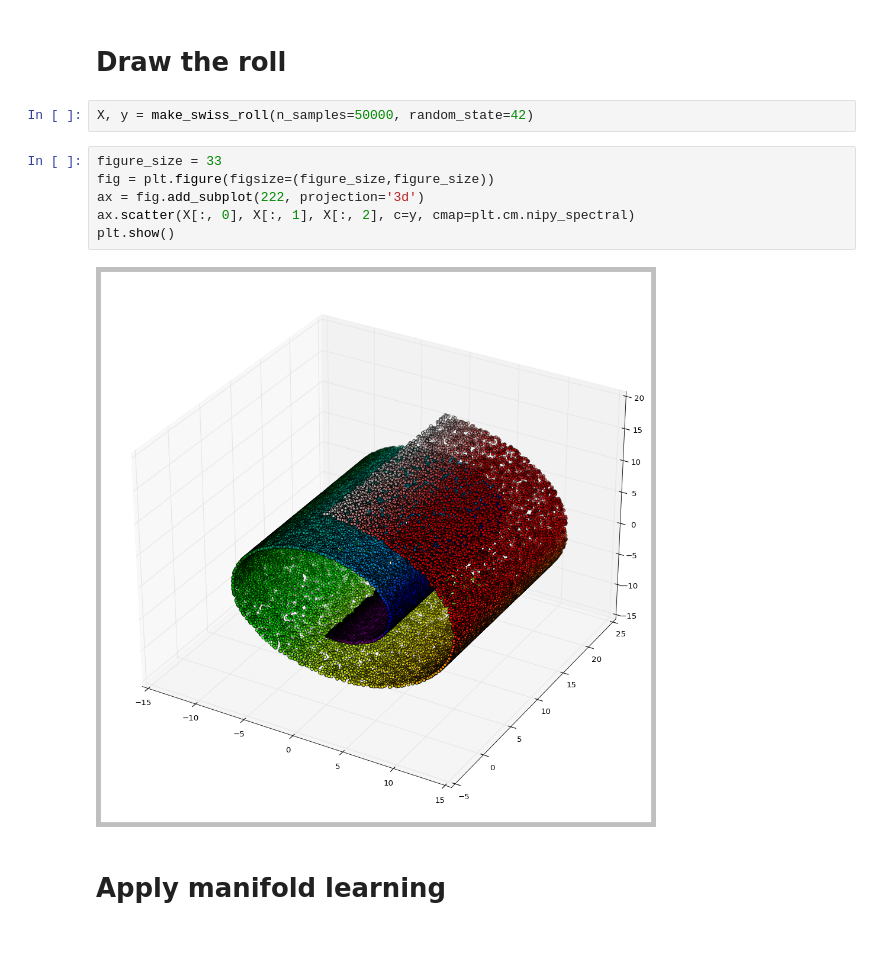
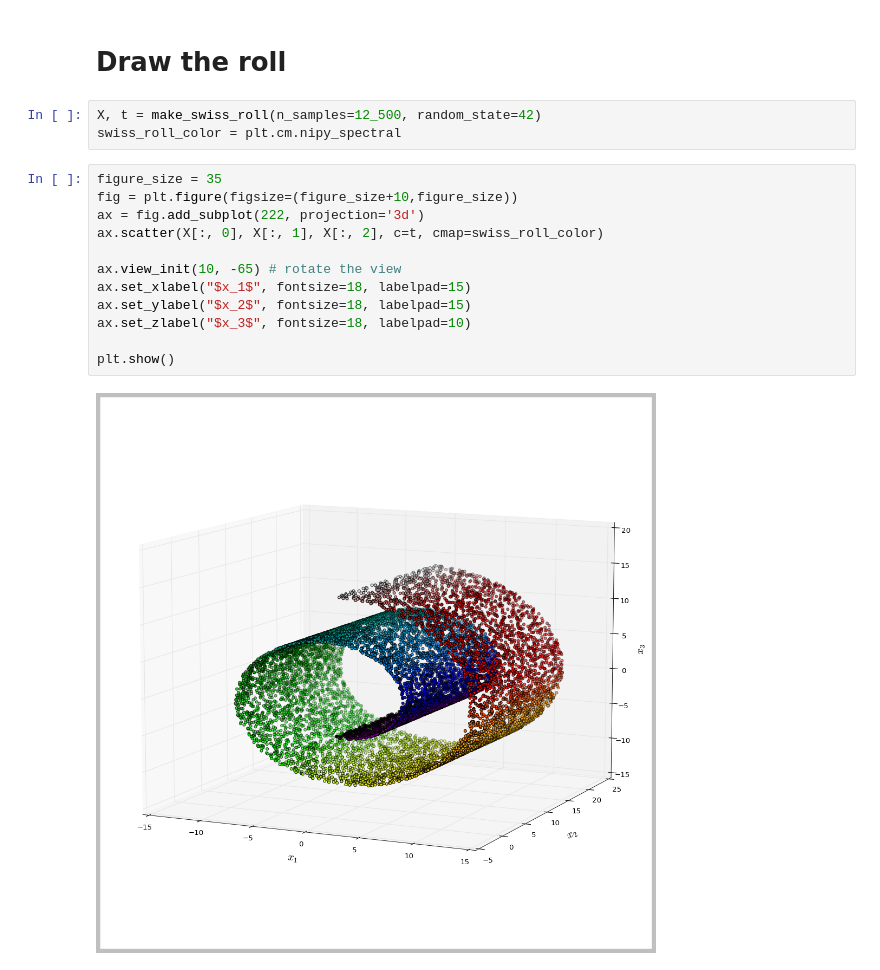
Before and after one commit to cedric-uden/Dimensionality-Reduction, a Jupyter notebook: notebooks/Swiss_Roll.ipynb, the cells around one changed output. Drawn from its saved outputs; the diff is of its cells as text; blank space fills up the shorter version.

```diff
--- a/notebooks/Swiss_Roll.ipynb
+++ b/notebooks/Swiss_Roll.ipynb
@@ -8,14 +9,19 @@ mpl.style.use('classic')
 # %% [markdown]
 # Draw the roll
 # %%
-X, y = make_swiss_roll(n_samples=50000, random_state=42)
+X, t = make_swiss_roll(n_samples=12_500, random_state=42)
+swiss_roll_color = plt.cm.nipy_spectral
 # %%
-figure_size = 33
-fig = plt.figure(figsize=(figure_size,figure_size))
+figure_size = 35
+fig = plt.figure(figsize=(figure_size+10,figure_size))
 ax = fig.add_subplot(222, projection='3d')
-ax.scatter(X[:, 0], X[:, 1], X[:, 2], c=y, cmap=plt.cm.nipy_spectral)
+ax.scatter(X[:, 0], X[:, 1], X[:, 2], c=t, cmap=swiss_roll_color)
+
+ax.view_init(10, -65) # rotate the view
+ax.set_xlabel("$x_1$", fontsize=18, labelpad=15)
+ax.set_ylabel("$x_2$", fontsize=18, labelpad=15)
+ax.set_zlabel("$x_3$", fontsize=18, labelpad=10)
+
 plt.show()
 # %% [output]
-[figure, old version]
+[figure, new version]
-# %% [markdown]
-# Apply manifold learning
```
Also changed, not shown: parts of 4 cells of this notebook, 4 other files.
